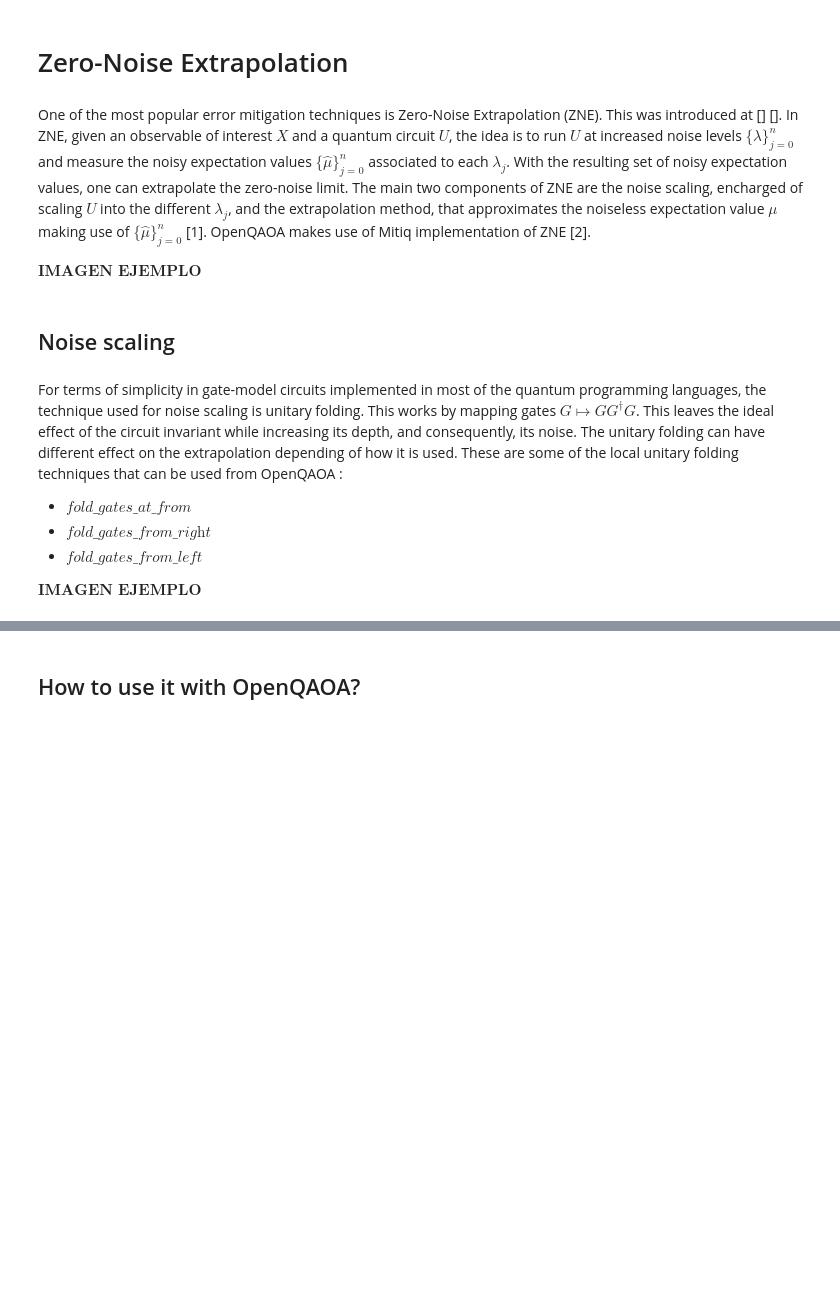
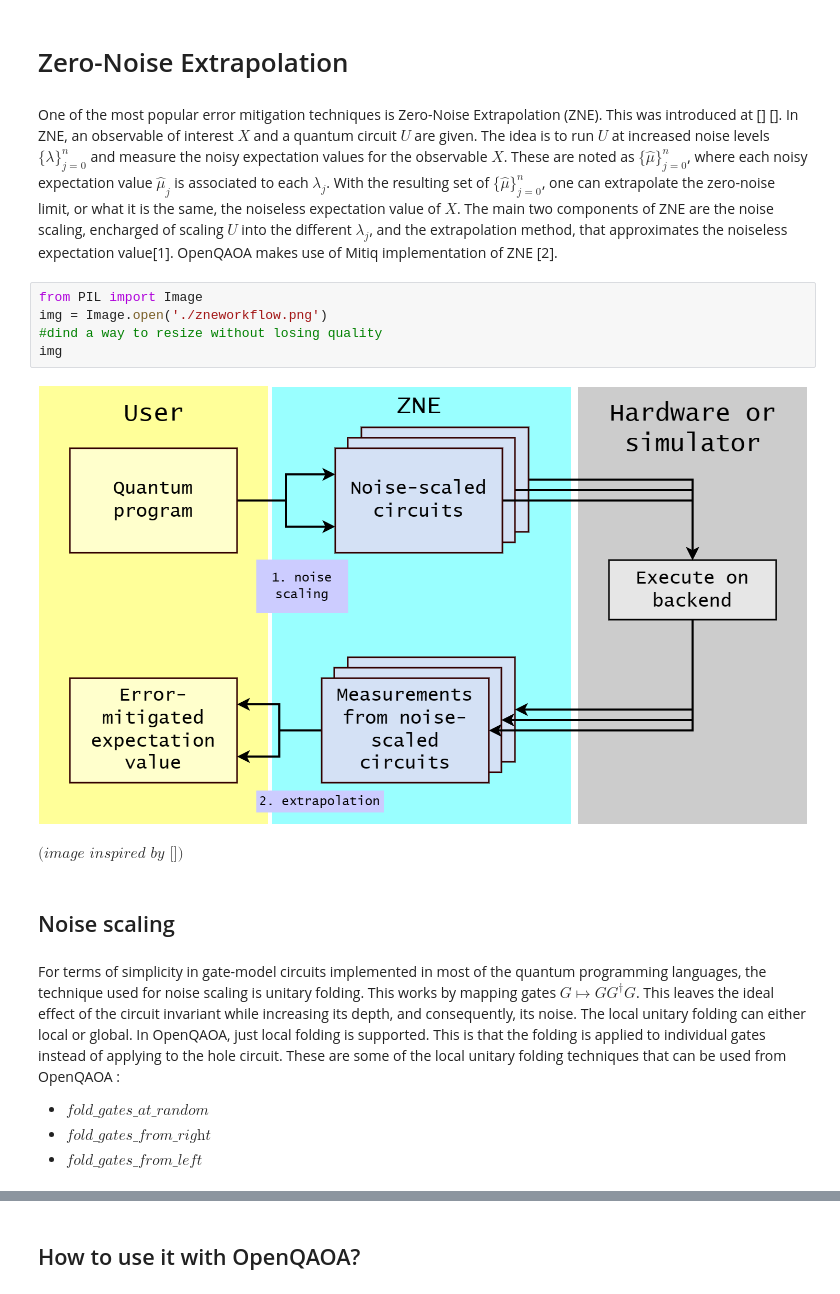
Before and after one commit to victor-onofre/QAOA_Error_Mitigation, a Jupyter notebook: tutorial_openqaoa_zne.ipynb, the cells around one changed output, grey strips where cells are left out. Saved outputs shown, nothing was run; the diff lists cells and outputs as text; blank space fills up the shorter version.

```diff
--- a/tutorial_openqaoa_zne.ipynb
+++ b/tutorial_openqaoa_zne.ipynb
@@ -1,18 +1,22 @@
 # %% [markdown]
 # Zero-Noise Extrapolation
 # %% [markdown]
-One of the most popular error mitigation techniques is Zero-Noise Extrapolation (ZNE). This was introduced at [] []. In ZNE, given an observable of interest $X$ and a quantum circuit $U$, the idea is to run $U$ at increased noise levels $\{\lambda\}_{j=0}^{n}$ and measure the noisy expectation values  $\{\hat{\mu}\}_{j=0}^{n}$ associated to each $\lambda_j$. With the resulting set of noisy expectation values, one can extrapolate the zero-noise limit. The main two components of ZNE are the noise scaling, encharged of scaling $U$ into the different $\lambda_j$, and the extrapolation method, that approximates the noiseless expectation value $\mu$ making use of  $\{\hat{\mu}\}_{j=0}^{n}$ [1]. OpenQAOA makes use of Mitiq implementation of ZNE  [2].
-
-$\textbf{IMAGEN EJEMPLO}$
+One of the most popular error mitigation techniques is Zero-Noise Extrapolation (ZNE). This was introduced at [] []. In ZNE,  an observable of interest $X$ and a quantum circuit $U$ are given. The idea is to run $U$ at increased noise levels $\{\lambda\}_{j=0}^{n}$ and measure the noisy expectation values for the observable $X$. These are noted as $\{\hat{\mu}\}_{j=0}^{n}$, where each noisy expectation value $\hat{\mu}_j$ is associated to each $\lambda_j$. With the resulting set of $\{\hat{\mu}\}_{j=0}^{n}$, one can extrapolate the zero-noise limit, or what it is the same, the noiseless expectation value of $X$. The main two components of ZNE are the noise scaling, encharged of scaling $U$ into the different $\lambda_j$, and the extrapolation method, that approximates the noiseless expectation value[1]. OpenQAOA makes use of Mitiq implementation of ZNE  [2].
+# %%
+from PIL import Image
+img = Image.open('./zneworkflow.png')
+#dind a way to resize without losing quality
+img
+# %% [output]
+[figure, added]
+# %% [markdown]
+$\textit{(image inspired by [])}$
 # %% [markdown]
 ## Noise scaling
 # %% [markdown]
 
-For terms of simplicity in gate-model circuits implemented in most of the quantum programming languages, the technique used for noise scaling is unitary folding. This works by mapping gates $G \mapsto GG^{\dagger}G$. This leaves the ideal effect of the circuit invariant while increasing its depth, and consequently, its noise. The unitary folding can have different effect on the extrapolation depending of how it is used. These are some of the local unitary folding techniques that can be used from OpenQAOA :
+For terms of simplicity in gate-model circuits implemented in most of the quantum programming languages, the technique used for noise scaling is unitary folding. This works by mapping gates $G \mapsto GG^{\dagger}G$. This leaves the ideal effect of the circuit invariant while increasing its depth, and consequently, its noise. The local unitary folding can either local or global. In OpenQAOA, just local folding is supported. This is that the folding is applied to individual gates instead of applying to the hole circuit. These are some of the local unitary folding techniques that can be used from OpenQAOA :
 
-* $\textit{fold\_gates\_at\_from}$
+* $\textit{fold\_gates\_at\_random}$
 * $\textit{fold\_gates\_from\_right}$
 * $\textit{fold\_gates\_from\_left}$
-
-
-$\textbf{IMAGEN EJEMPLO}$
```
Also changed, not shown: parts of 15 cells of this notebook.
